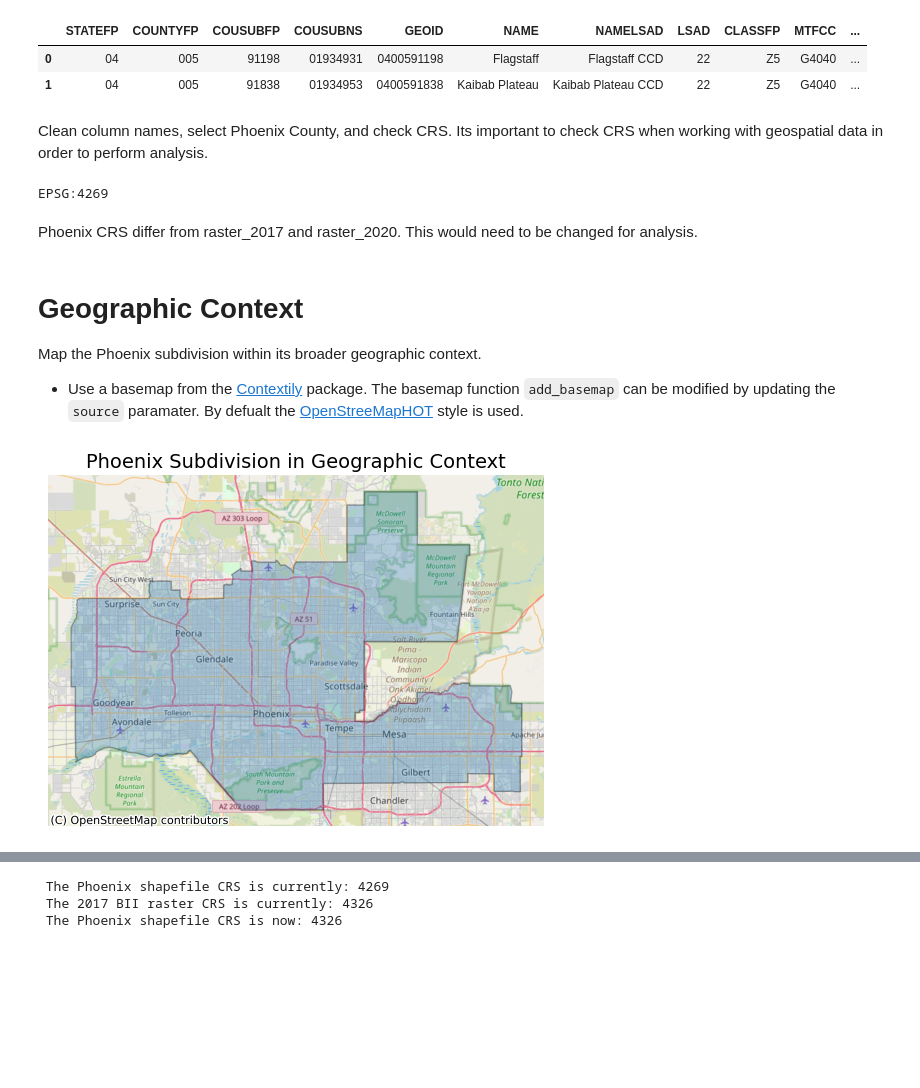
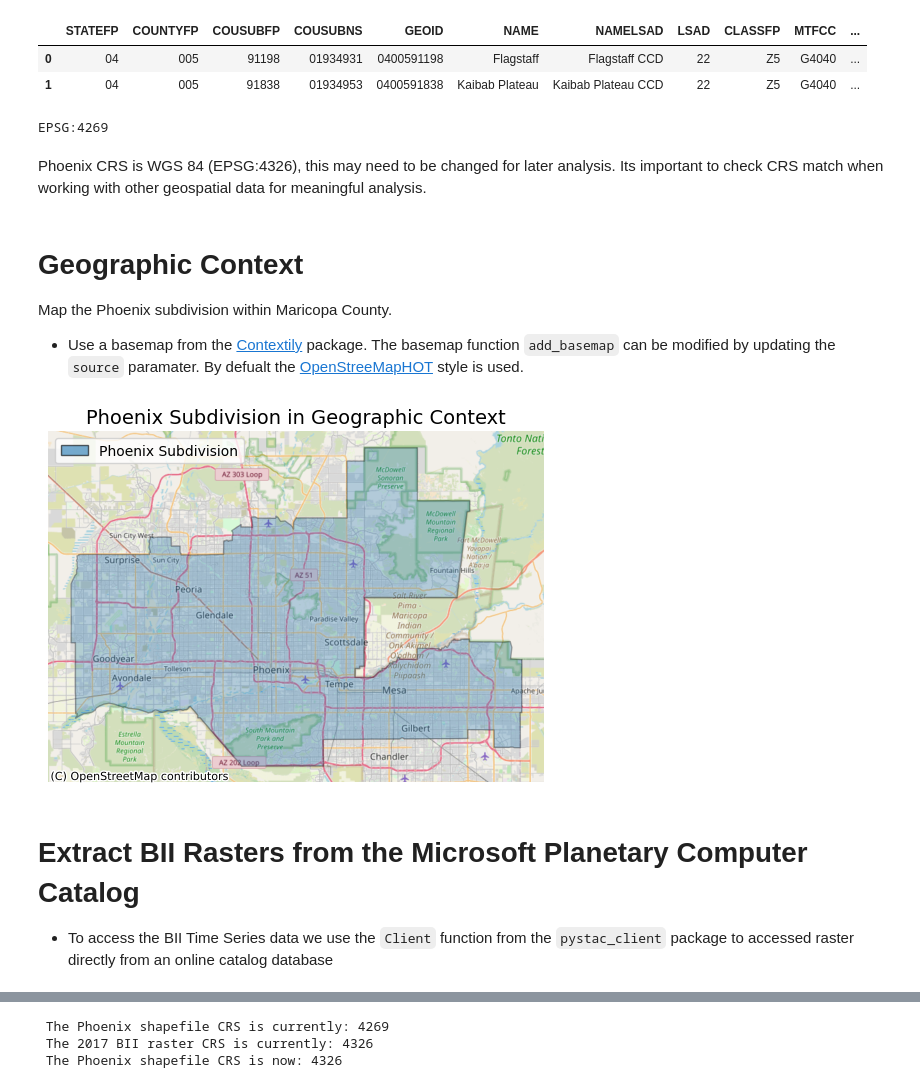
Before and after one commit to IIDonaji/urban-sprawl-biodiversity-phoenix, a Jupyter notebook: BII_Phoenix.ipynb, the cells around one changed output, grey strips where cells are left out. Drawn from its saved outputs; the diff is of its cells as text; code cells hidden in the pictures; blank space fills up the shorter version.

```diff
--- a/BII_Phoenix.ipynb
+++ b/BII_Phoenix.ipynb
@@ -186,9 +82,6 @@ arizona.head(2)
 |  | STATEFP | COUNTYFP | COUSUBFP | COUSUBNS | GEOID | NAME | NAMELSAD | LSAD | CLASSFP | MTFCC | ... |
 | 0 | 04 | 005 | 91198 | 01934931 | 0400591198 | Flagstaff | Flagstaff CCD | 22 | Z5 | G4040 | ... |
 | 1 | 04 | 005 | 91838 | 01934953 | 0400591838 | Kaibab Plateau | Kaibab Plateau CCD | 22 | Z5 | G4040 | ... |
-# %% [markdown]
-Clean column names, select Phoenix County, and check CRS.
-Its important to check CRS when working with geospatial data in order to perform analysis.
 # %%
 # Change column names to lower case
 arizona.columns = arizona.columns.str.lower()
@@ -200,27 +93,34 @@ print(phoenix.crs)
 # %% [output]
 EPSG:4269
 # %% [markdown]
-Phoenix CRS differ from raster_2017 and raster_2020. This would need to be changed for analysis.
+Phoenix CRS is WGS 84 (EPSG:4326), this may need to be changed for later analysis. Its important to check CRS match when working with other geospatial data for meaningful analysis.
 # %% [markdown]
 # Geographic Context
-Map the Phoenix subdivision within its broader geographic context.
+Map the Phoenix subdivision within Maricopa County.
 - Use a basemap from the [Contextily](https://contextily.readthedocs.io/en/latest/) package. The basemap function `add_basemap` can be modified by updating the `source` paramater. By defualt the [OpenStreeMapHOT](https://contextily.readthedocs.io/en/latest/intro_guide.html) style is used.
 # %%
 # Set up figure
 fig, ax = plt.subplots()
 
 # Create axis with plot
 (phoenix.to_crs(epsg=3857)
       .plot(ax=ax, figsize=(11, 10), alpha=0.30, edgecolor="black"))
 
 # Add NatGeo basemap from contextily
 ctx.add_basemap(ax=ax, source=ctx.providers.OpenStreetMap.Mapnik)
 
 # Update axes
 ax.set_title("Phoenix Subdivision in Geographic Context", fontdict= {"fontsize": "14"})
 ax.set_axis_off()
 
+# Create patch for reference in legend
+phoenix_outline = mpatches.Patch(edgecolor = "black", alpha = .6, label= "Phoenix Subdivision")
+ax.legend(handles = [phoenix_outline], loc = "upper left")
+
 # Saving map as an image for later use
 plt.savefig('figures/phoenix_county.png', bbox_inches = "tight", dpi = 100)
 # %% [output]
-[figure, old version]
+[figure, new version]
+# %% [markdown]
+# Extract BII Rasters from the Microsoft Planetary Computer Catalog
+- To access the BII Time Series data we use the `Client` function from the `pystac_client` package to accessed raster directly from an online catalog database
```
Also changed, not shown: parts of 25 cells of this notebook, 2 other files.
